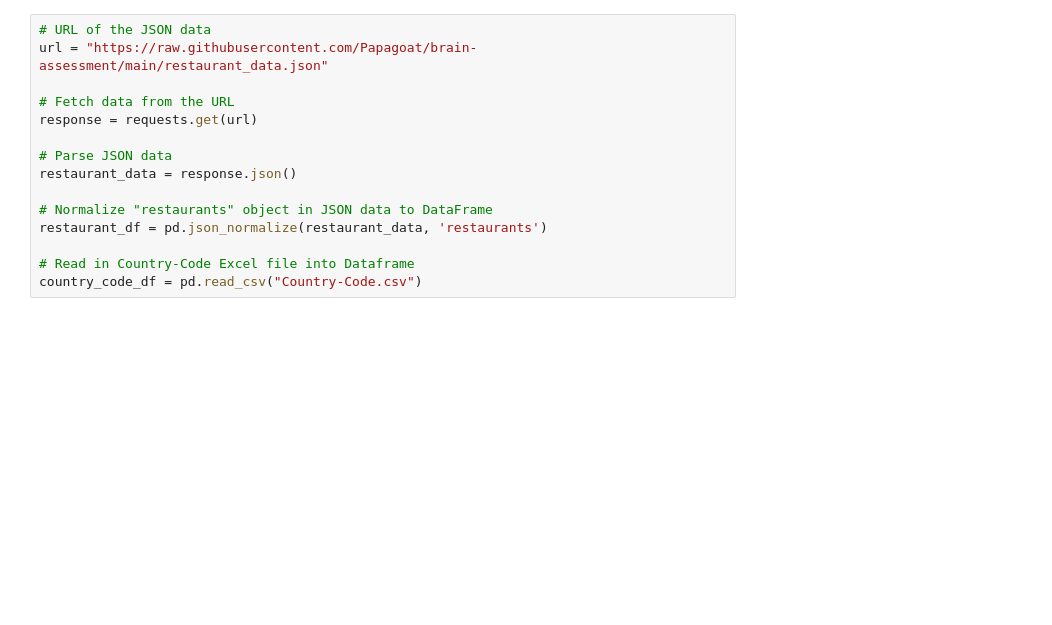
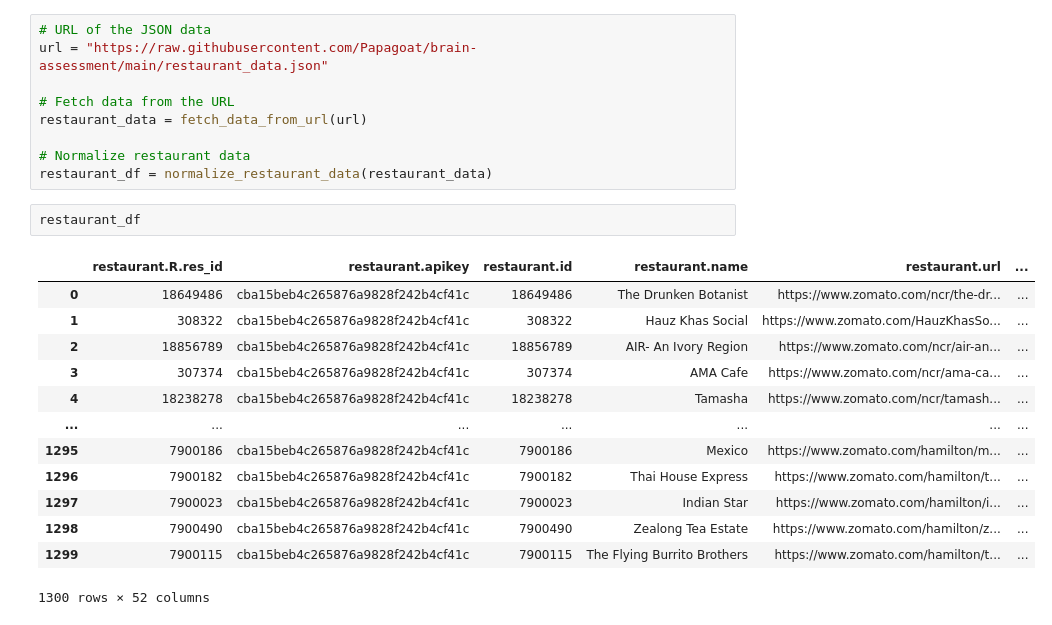
Before and after one commit to nestlecafe3in1/GovTech-Application, a Jupyter notebook: Application.ipynb, the cells around one changed output. Saved outputs shown, nothing was run; the diff lists cells and outputs as text; blank space fills up the shorter version.

```diff
--- a/Application.ipynb
+++ b/Application.ipynb
@@ -15,13 +65,23 @@ please provide us feedback at https://github.com/pandas-dev/pandas/issues/54466
 url = "https://raw.githubusercontent.com/Papagoat/brain-assessment/main/restaurant_data.json"
 
 # Fetch data from the URL
-response = requests.get(url)
+restaurant_data = fetch_data_from_url(url)
 
-# Parse JSON data
-restaurant_data = response.json()
-
-# Normalize "restaurants" object in JSON data to DataFrame
-restaurant_df = pd.json_normalize(restaurant_data, 'restaurants')
-
-# Read in Country-Code Excel file into Dataframe
-country_code_df = pd.read_csv("Country-Code.csv")
+# Normalize restaurant data
+restaurant_df = normalize_restaurant_data(restaurant_data)
+# %%
+restaurant_df
+# %% [output]
+|  | restaurant.R.res_id | restaurant.apikey | restaurant.id | restaurant.name | restaurant.url | ... |
+| 0 | 18649486 | cba15beb4c265876a9828f242b4cf41c | 18649486 | The Drunken Botanist | https://www.zomato.com/ncr/the-dr... | ... |
+| 1 | 308322 | cba15beb4c265876a9828f242b4cf41c | 308322 | Hauz Khas Social | https://www.zomato.com/HauzKhasSo... | ... |
+| 2 | 18856789 | cba15beb4c265876a9828f242b4cf41c | 18856789 | AIR- An Ivory Region | https://www.zomato.com/ncr/air-an... | ... |
+| 3 | 307374 | cba15beb4c265876a9828f242b4cf41c | 307374 | AMA Cafe | https://www.zomato.com/ncr/ama-ca... | ... |
+| 4 | 18238278 | cba15beb4c265876a9828f242b4cf41c | 18238278 | Tamasha | https://www.zomato.com/ncr/tamash... | ... |
+| ... | ... | ... | ... | ... | ... | ... |
+| 1295 | 7900186 | cba15beb4c265876a9828f242b4cf41c | 7900186 | Mexico | https://www.zomato.com/hamilton/m... | ... |
+| 1296 | 7900182 | cba15beb4c265876a9828f242b4cf41c | 7900182 | Thai House Express | https://www.zomato.com/hamilton/t... | ... |
+| 1297 | 7900023 | cba15beb4c265876a9828f242b4cf41c | 7900023 | Indian Star | https://www.zomato.com/hamilton/i... | ... |
+| 1298 | 7900490 | cba15beb4c265876a9828f242b4cf41c | 7900490 | Zealong Tea Estate | https://www.zomato.com/hamilton/z... | ... |
+| 1299 | 7900115 | cba15beb4c265876a9828f242b4cf41c | 7900115 | The Flying Burrito Brothers | https://www.zomato.com/hamilton/t... | ... |
+1300 rows × 52 columns
```
Also changed, not shown: parts of 14 cells of this notebook, 1 other file.
